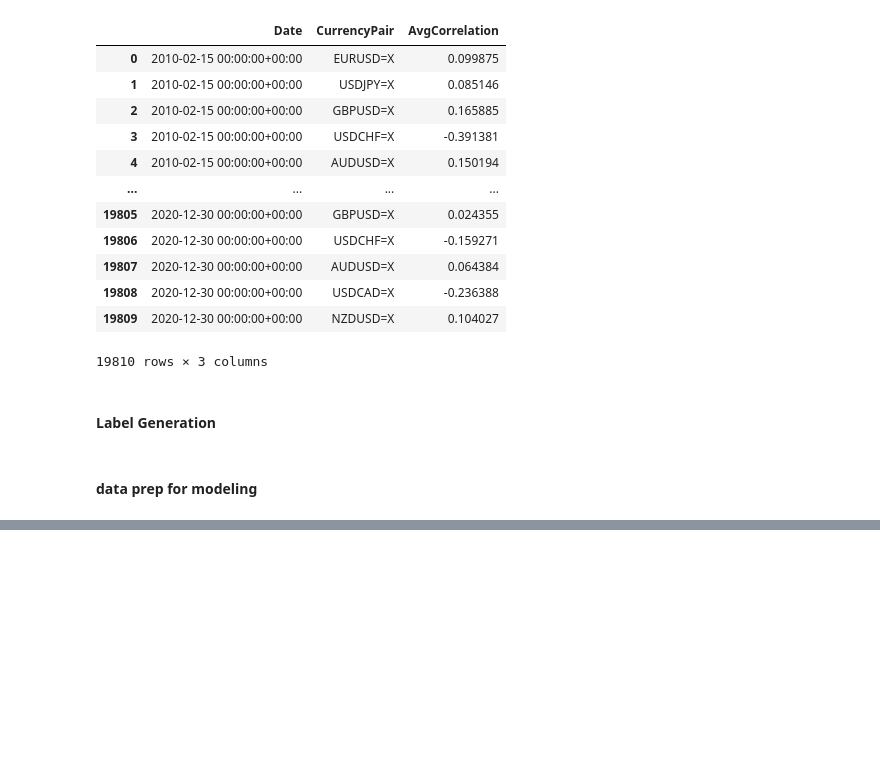
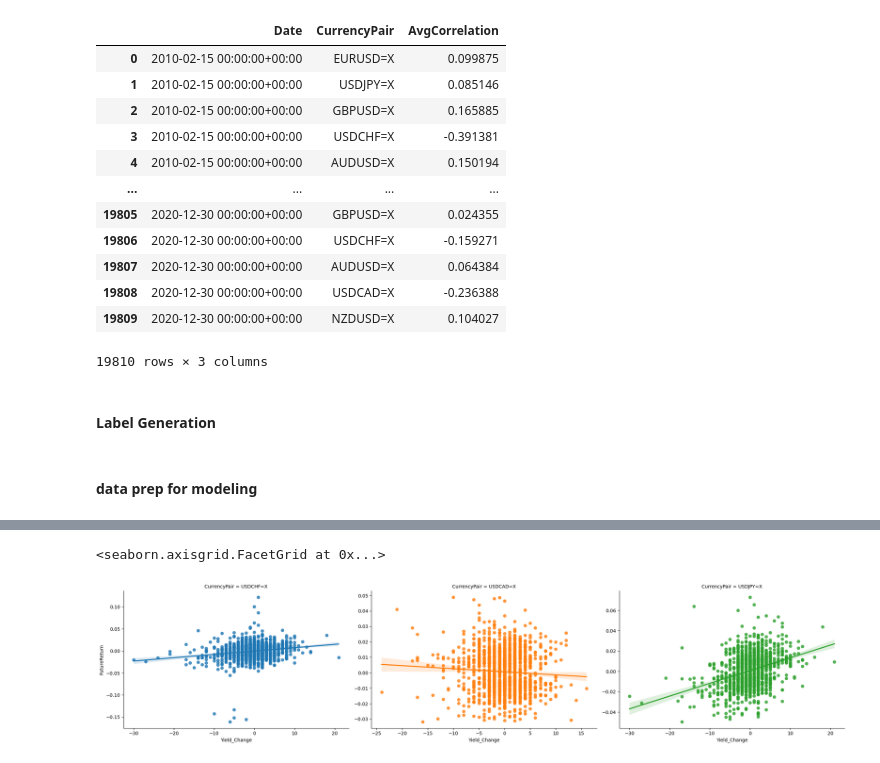
Before and after one commit to charliewarburton/feature_engineering, a Jupyter notebook: strat dev 8 - feature (static) predictive long-short.ipynb, the cells around one changed output, grey strips where cells are left out. Drawn from its saved outputs; the diff is of its cells as text; code cells hidden in the pictures; blank space fills up the shorter version.

```diff
--- a/strat dev 8 - feature (static) predictive long-short.ipynb
+++ b/strat dev 8 - feature (static) predictive long-short.ipynb
@@ -328,0 +415,6 @@ features_all_pairs.head(5)
+# %%
+sns.lmplot(x='Yield_Change', y='FutureReturn', data=trade_usd_features, hue='CurrencyPair', col='CurrencyPair',
+           sharex=False, sharey=False, height=5, aspect=1.5)
+# %% [output]
+<seaborn.axisgrid.FacetGrid at 0x...>
+[figure, added]
```
Also changed, not shown: parts of 12 cells of this notebook.
